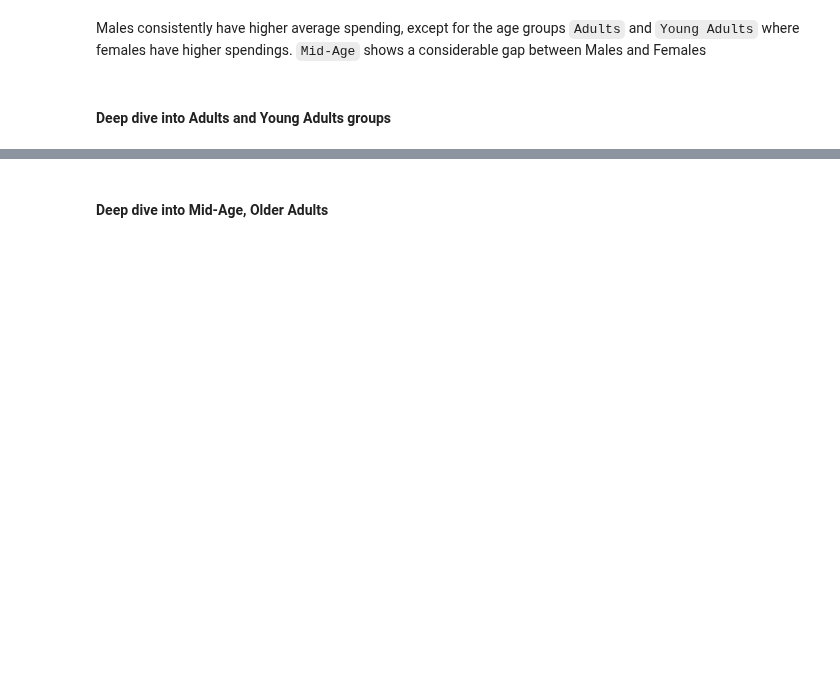
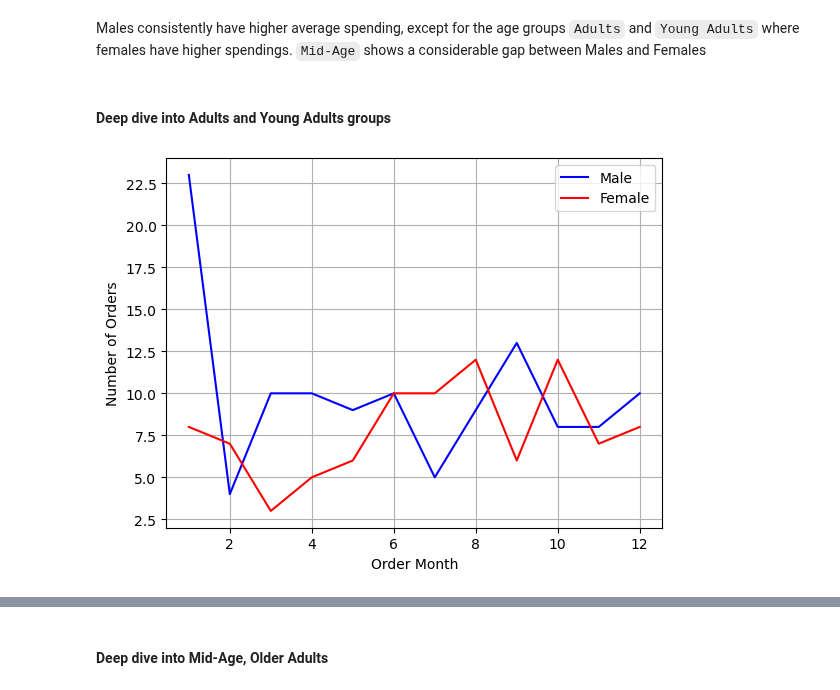
Before and after one commit to Mohammed-Hanan-Othman/ecommerce-sales-analysis, a Jupyter notebook: notebooks/1.customer_behaviour_analysis.ipynb, the cells around one changed output, grey strips where cells are left out. Cells and saved outputs as stored; diff of their text form; code cells hidden in the pictures; blank space fills up the shorter version.

Commit message:
Completed analysis for spending patterns by Age Group and by category.

```diff
--- a/notebooks/1.customer_behaviour_analysis.ipynb
+++ b/notebooks/1.customer_behaviour_analysis.ipynb
@@ -126,3 +157,18 @@ plt.show()
 Males consistently have higher average spending, except for the age groups `Adults` and `Young Adults` where females have higher spendings. `Mid-Age` shows a considerable gap between Males and Females
 # %% [markdown]
 #### Deep dive into Adults and Young Adults groups
+# %%
+mask_age_group = df["Age Group"].isin(["Adults", "Young Adults"])
+mask_gender_male = df["Gender"] == "Male"
+mask_gender_female = df["Gender"] == "Female"
+adults_young_adults_male = df[mask_age_group & mask_gender_male]
+adults_young_adults_female = df[mask_age_group & mask_gender_female]
+
+adults_young_adults_male["Order Month"].value_counts().sort_index().rename("Male").plot(kind="line", color="blue", legend=True)
+adults_young_adults_female["Order Month"].value_counts().sort_index().rename("Female").plot(kind="line", color="red", legend=True)
+plt.xlabel("Order Month")
+plt.ylabel("Number of Orders")
+plt.grid()
+plt.show()
+# %% [output]
+[figure, added]
```
Also changed, not shown: parts of 13 cells of this notebook.
